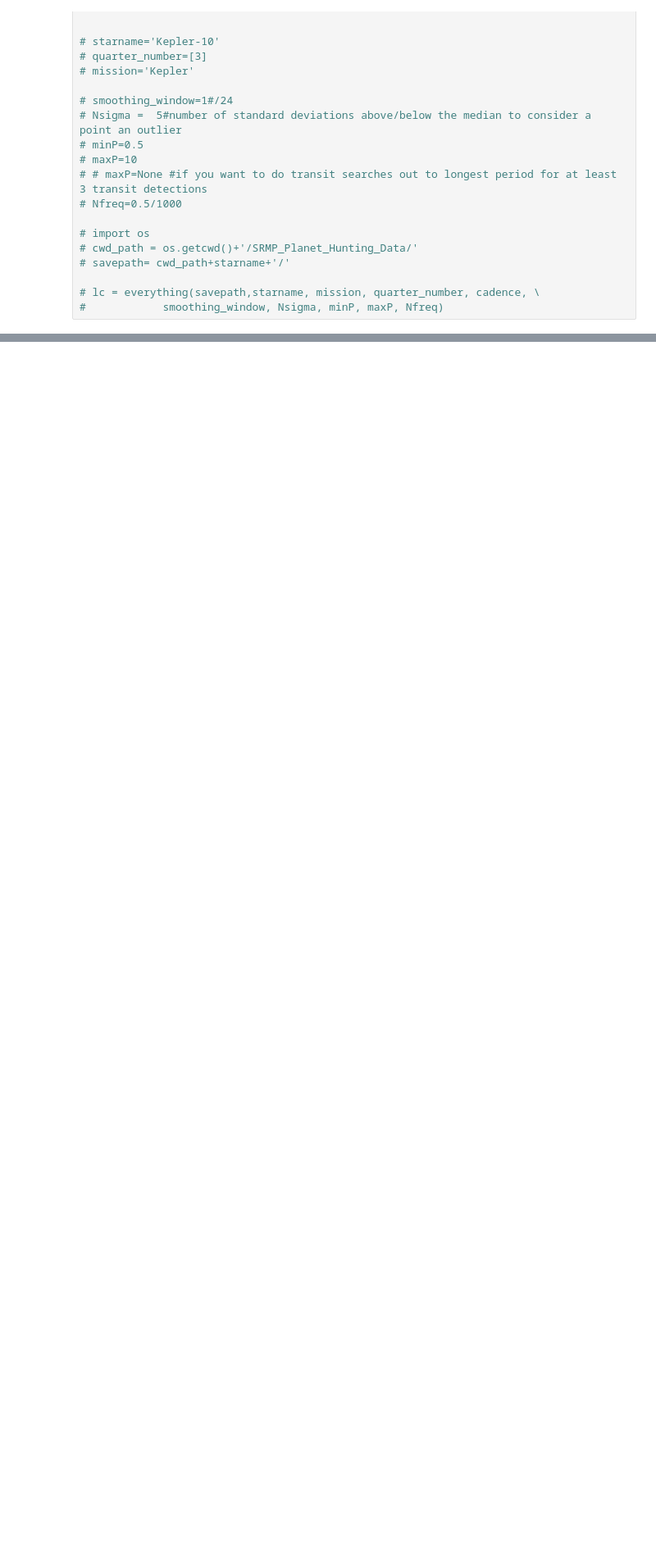
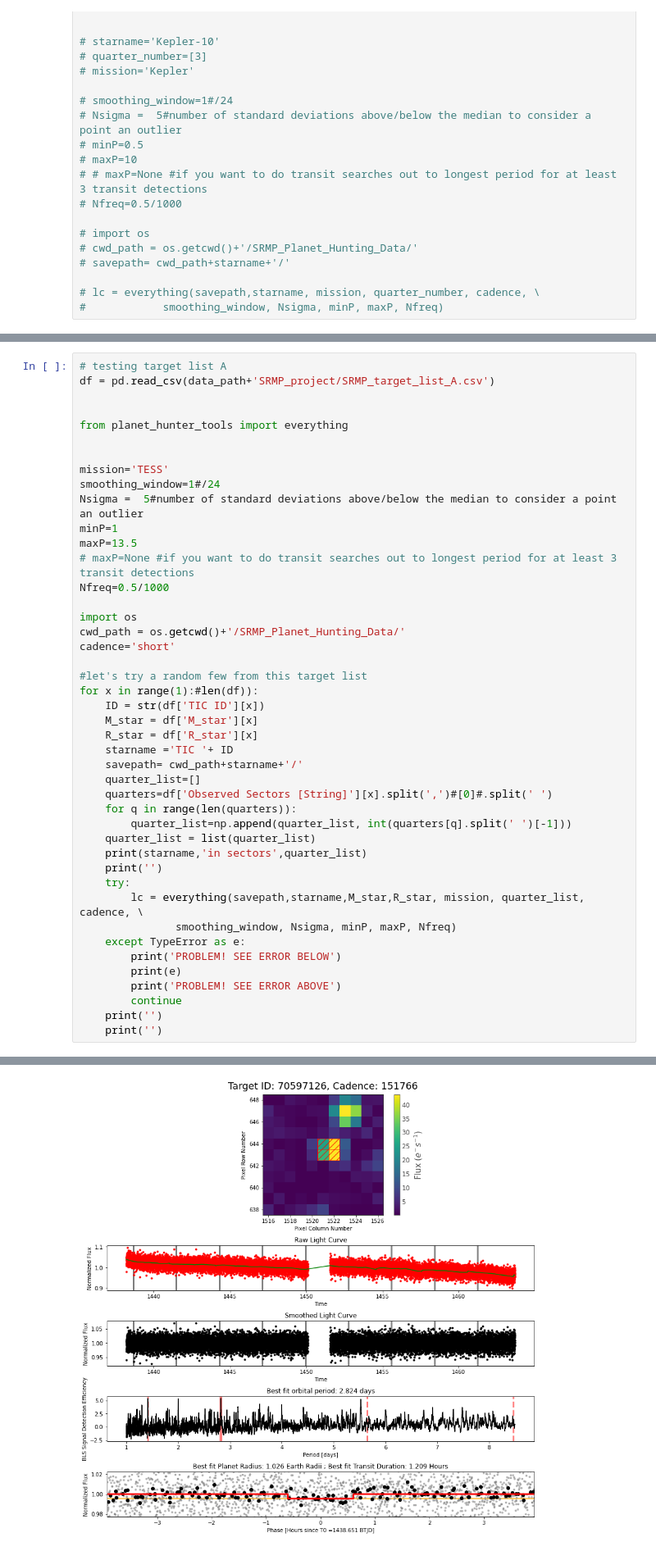
Before and after one commit to daxfeliz/SRMP_Project_2023, a Jupyter notebook: Planet Hunting from target list.ipynb, the cells around one changed output, grey strips where cells are left out. Shown at 82% size. Saved outputs shown, nothing was run; the diff lists cells and outputs as text; blank space fills up the shorter version.

```diff
--- a/Planet Hunting from target list.ipynb
+++ b/Planet Hunting from target list.ipynb
@@ -261,0 +114,45 @@ done!
+# %%
+# testing target list A
+df = pd.read_csv(data_path+'SRMP_project/SRMP_target_list_A.csv')
+
+
+from planet_hunter_tools import everything
+
+
+mission='TESS'
+smoothing_window=1#/24
+Nsigma =  5#number of standard deviations above/below the median to consider a point an outlier
+minP=1
+maxP=13.5
+# maxP=None #if you want to do transit searches out to longest period for at least 3 transit detections
+Nfreq=0.5/1000
+
+import os
+cwd_path = os.getcwd()+'/SRMP_Planet_Hunting_Data/'
+cadence='short'
+
+#let's try a random few from this target list
+for x in range(1):#len(df)):
+    ID = str(df['TIC ID'][x])
+    M_star = df['M_star'][x]
+    R_star = df['R_star'][x]
+    starname ='TIC '+ ID
+    savepath= cwd_path+starname+'/'
+    quarter_list=[]
+    quarters=df['Observed Sectors [String]'][x].split(',')#[0]#.split(' ')
+    for q in range(len(quarters)):
+        quarter_list=np.append(quarter_list, int(quarters[q].split(' ')[-1]))
+    quarter_list = list(quarter_list)
+    print(starname,'in sectors',quarter_list)
+    print('')
+    try:
+        lc = everything(savepath,starname,M_star,R_star, mission, quarter_list, cadence, \
+               smoothing_window, Nsigma, minP, maxP, Nfreq)
+    except TypeError as e:
+        print('PROBLEM! SEE ERROR BELOW')
+        print(e)
+        print('PROBLEM! SEE ERROR ABOVE')
+        continue
+    print('')
+    print('')
+# %% [output]
@@ -261,0 +175 @@ done!
+[figure, added]
```
Also changed, not shown: parts of 7 cells of this notebook.
